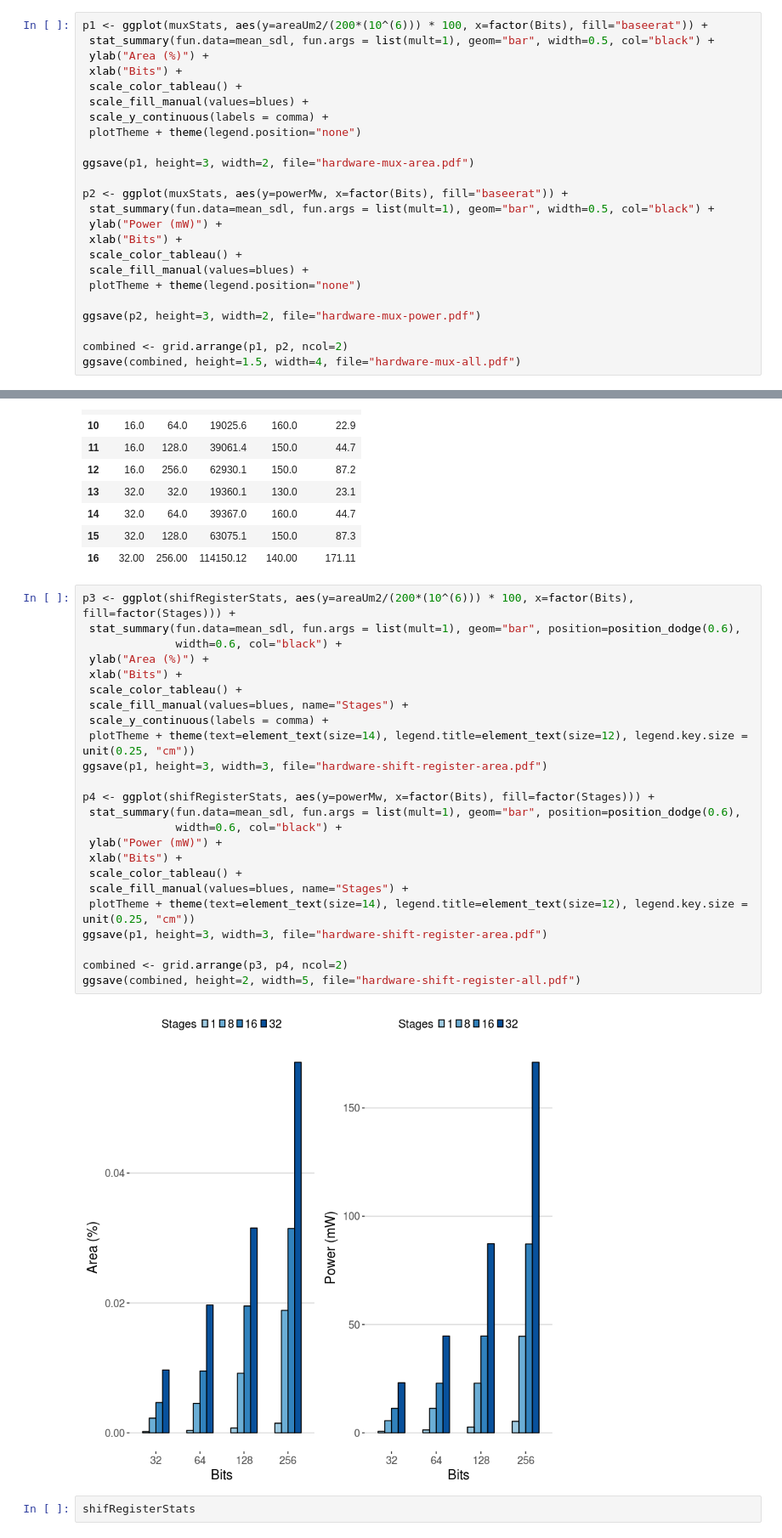
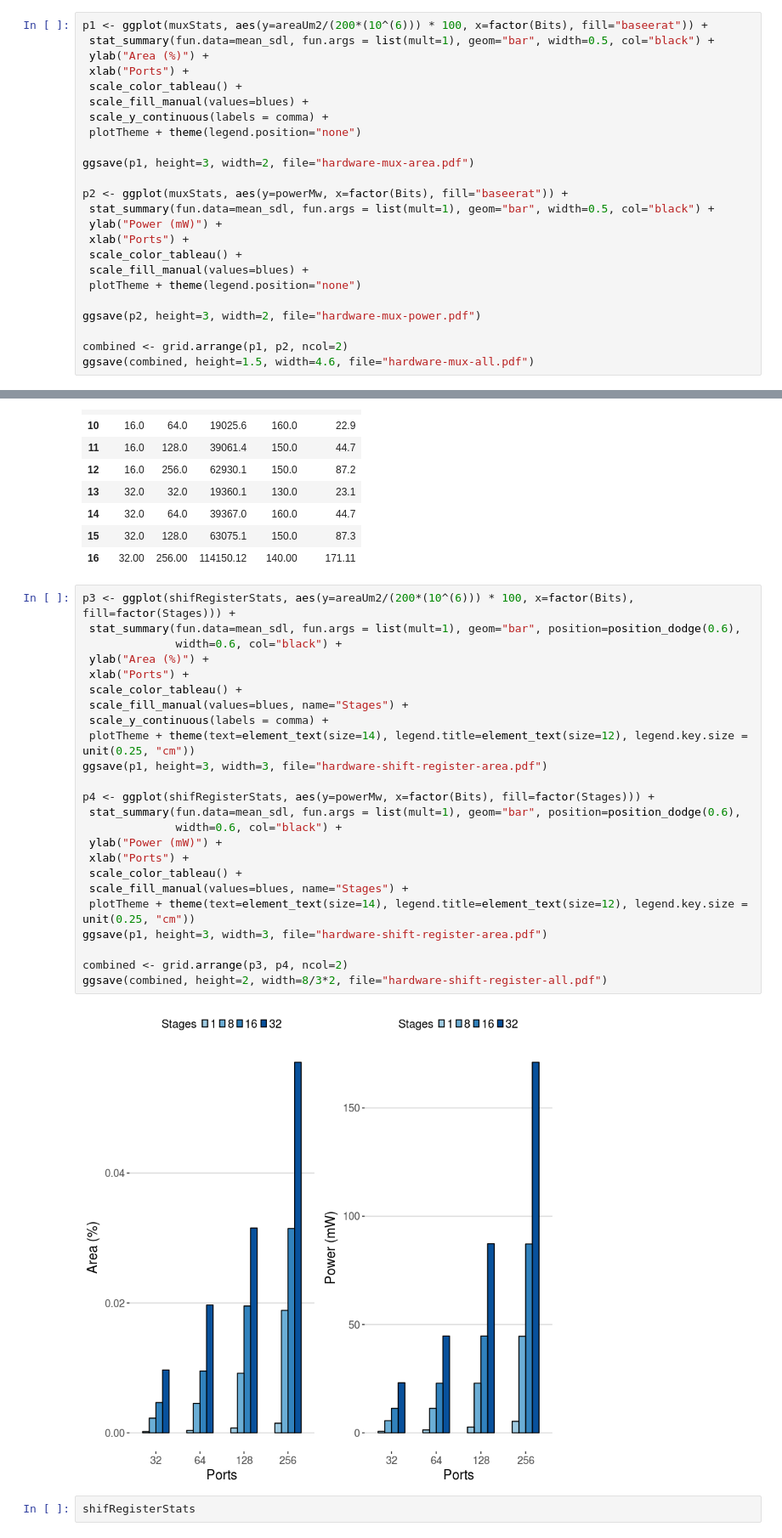
Before and after one commit to Elmo-MCast/measurements, a Jupyter notebook: vmware/analysis/hardware/usage (R).ipynb, the cells around one changed output, grey strips where cells are left out. Shown at 85% size. Saved outputs shown, nothing was run; the diff lists cells and outputs as text.

```diff
--- a/vmware/analysis/hardware/usage (R).ipynb
+++ b/vmware/analysis/hardware/usage (R).ipynb
@@ -53,7 +54,7 @@ colnames(muxStats)[colnames(muxStats) == "Power (mW)"] <- "powerMw"
 p1 <- ggplot(muxStats, aes(y=areaUm2/(200*(10^(6))) * 100, x=factor(Bits), fill="baseerat")) +
  stat_summary(fun.data=mean_sdl, fun.args = list(mult=1), geom="bar", width=0.5, col="black") +
  ylab("Area (%)") +
- xlab("Bits") +
+ xlab("Ports") +
  scale_color_tableau() +
  scale_fill_manual(values=blues) +
  scale_y_continuous(labels = comma) +
@@ -64,7 +65,7 @@ ggsave(p1, height=3, width=2, file="hardware-mux-area.pdf")
 p2 <- ggplot(muxStats, aes(y=powerMw, x=factor(Bits), fill="baseerat")) +
  stat_summary(fun.data=mean_sdl, fun.args = list(mult=1), geom="bar", width=0.5, col="black") +
  ylab("Power (mW)") +
- xlab("Bits") +
+ xlab("Ports") +
  scale_color_tableau() +
  scale_fill_manual(values=blues) +
  plotTheme + theme(legend.position="none")
@@ -72,5 +73,5 @@ p2 <- ggplot(muxStats, aes(y=powerMw, x=factor(Bits), fill="baseerat")) +
 ggsave(p2, height=3, width=2, file="hardware-mux-power.pdf")
 
 combined <- grid.arrange(p1, p2, ncol=2)
-ggsave(combined, height=1.5, width=4, file="hardware-mux-all.pdf")
+ggsave(combined, height=1.5, width=4.6, file="hardware-mux-all.pdf")
 # %% [output]
@@ -114,29 +115,29 @@ shifRegisterStats
 # %%
 p3 <- ggplot(shifRegisterStats, aes(y=areaUm2/(200*(10^(6))) * 100, x=factor(Bits), fill=factor(Stages))) +
  stat_summary(fun.data=mean_sdl, fun.args = list(mult=1), geom="bar", position=position_dodge(0.6),
               width=0.6, col="black") +
  ylab("Area (%)") +
- xlab("Bits") +
+ xlab("Ports") +
  scale_color_tableau() +
  scale_fill_manual(values=blues, name="Stages") +
  scale_y_continuous(labels = comma) +
  plotTheme + theme(text=element_text(size=14), legend.title=element_text(size=12), legend.key.size = unit(0.25, "cm"))
 ggsave(p1, height=3, width=3, file="hardware-shift-register-area.pdf")
 
 p4 <- ggplot(shifRegisterStats, aes(y=powerMw, x=factor(Bits), fill=factor(Stages))) +
  stat_summary(fun.data=mean_sdl, fun.args = list(mult=1), geom="bar", position=position_dodge(0.6),
               width=0.6, col="black") +
  ylab("Power (mW)") +
- xlab("Bits") +
+ xlab("Ports") +
  scale_color_tableau() +
  scale_fill_manual(values=blues, name="Stages") +
  plotTheme + theme(text=element_text(size=14), legend.title=element_text(size=12), legend.key.size = unit(0.25, "cm"))
 ggsave(p1, height=3, width=3, file="hardware-shift-register-area.pdf")
 
 combined <- grid.arrange(p3, p4, ncol=2)
-ggsave(combined, height=2, width=5, file="hardware-shift-register-all.pdf")
+ggsave(combined, height=2, width=8/3*2, file="hardware-shift-register-all.pdf")
 # %% [output]
-[figure, old version]
+[figure, new version]
 # %%
 shifRegisterStats
 # %% [output]
```
Also changed, not shown: parts of 2 cells of this notebook, 15 other files.
